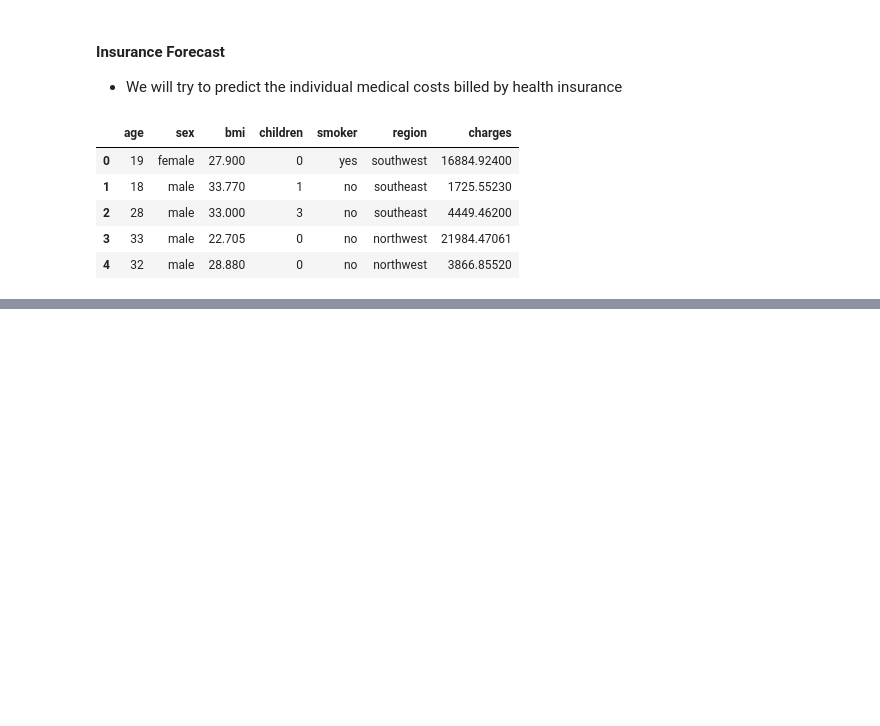
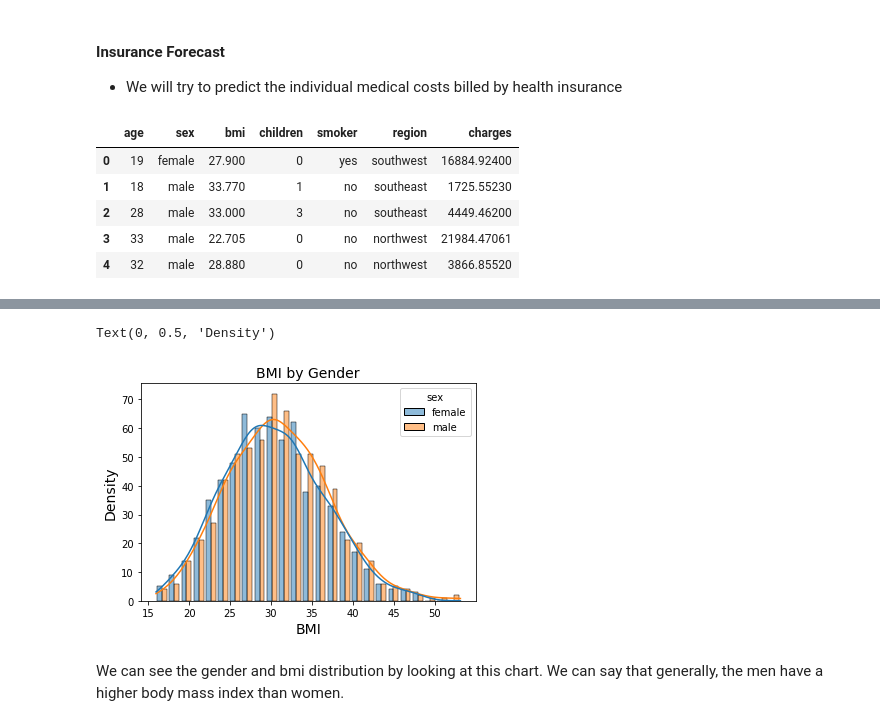
Before and after one commit to devrimakkoy/Global_AI_Hub_Proje, a Jupyter notebook: Insurance_Forecast.ipynb, the cells around one changed output, grey strips where cells are left out. Drawn from its saved outputs; the diff is of its cells as text; code cells hidden in the pictures; blank space fills up the shorter version.

```diff
--- a/Insurance_Forecast.ipynb
+++ b/Insurance_Forecast.ipynb
@@ -18,0 +108,11 @@ df.head()
+# %%
+# BMI's by gender
+sns.histplot(data=df, x="bmi", hue="sex", multiple="dodge", shrink=.8, kde=True)
+plt.title('BMI by Gender', fontsize=14)
+plt.xlabel('BMI', fontsize=14)
+plt.ylabel('Density', fontsize=14)
+# %% [output]
+Text(0, 0.5, 'Density')
+[figure, added]
+# %% [markdown]
+We can see the gender and bmi distribution by looking at this chart. We can say that generally, the men have a higher body mass index than women.
```
Also changed, not shown: parts of 16 cells of this notebook.
